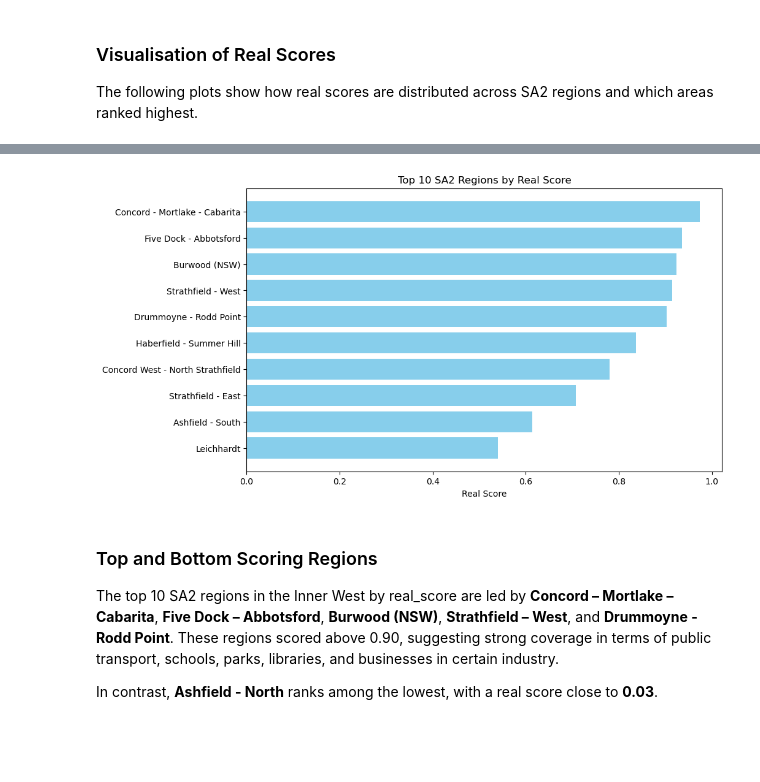
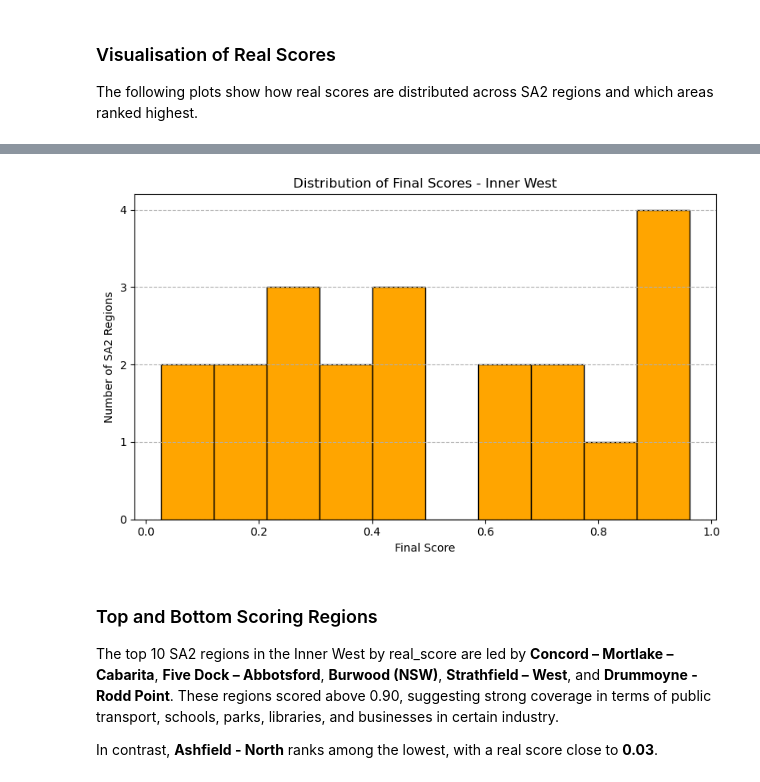
Before and after one commit to Katherine-Kong/DATA2001-A, a Jupyter notebook: Kathy.ipynb, the cells around one changed output, grey strips where cells are left out. Drawn from its saved outputs; the diff is of its cells as text; code cells hidden in the pictures; blank space fills up the shorter version.

```diff
--- a/Kathy.ipynb
+++ b/Kathy.ipynb
@@ -610,16 +659,24 @@ and which areas ranked highest.
 # %%
 import matplotlib.pyplot as plt
+import matplotlib.ticker as ticker
 
 # Bar chart: top 10 regions
-top10 = final_scores.sort_values("real_score", ascending=False).head(10)
-plt.figure(figsize=(10, 6))
-plt.barh(top10["sa2_name21"], top10["real_score"], color="skyblue")
-plt.xlabel("Real Score")
-plt.title("Top 10 SA2 Regions by Real Score")
-plt.gca().invert_yaxis()
+plt.figure(figsize=(8, 5))
+plt.hist(final_scores["real_score"], bins=10, color="orange", edgecolor="black")
+plt.title("Distribution of Final Scores - Inner West")
+plt.xlabel("Final Score")
+plt.ylabel("Number of SA2 Regions")
+plt.gca().yaxis.set_major_locator(ticker.MaxNLocator(integer=True))
+plt.grid(axis="y", linestyle="--", )
+plt.tight_layout()
 plt.show()
+
+# The resource distribution across Inner West is uneven.
+# While some SA2 regions score highly, others lag significantly behind.
+#The spread of scores suggests that access to resources is not consistent across the region,
+#indicating noticeable variation rather than balance.
 # %% [output]
-[figure, old version]
+[figure, new version]
 # %% [markdown]
 ### Top and Bottom Scoring Regions
 
```
Also changed, not shown: parts of 5 cells of this notebook, 6 other files.
